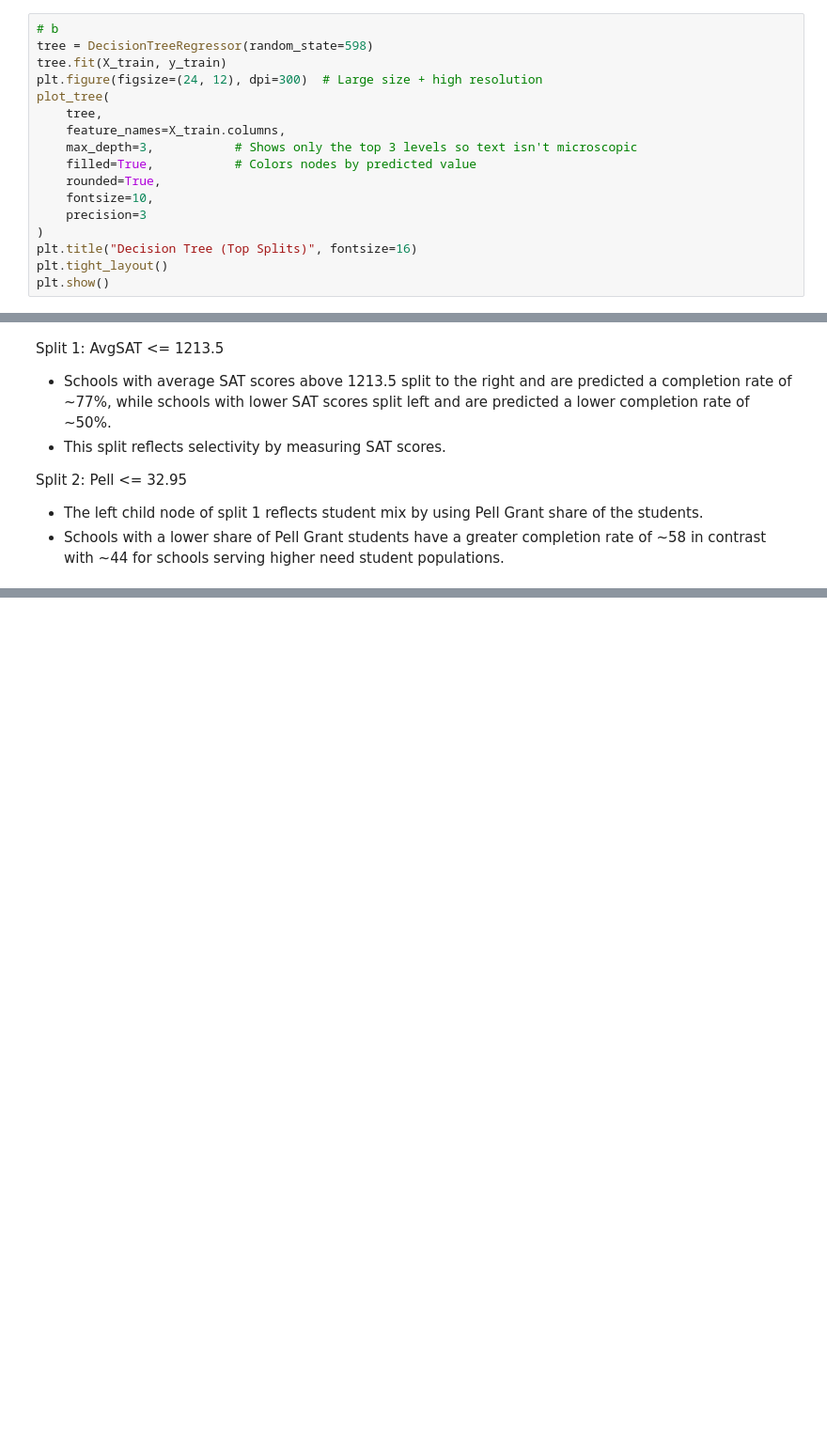
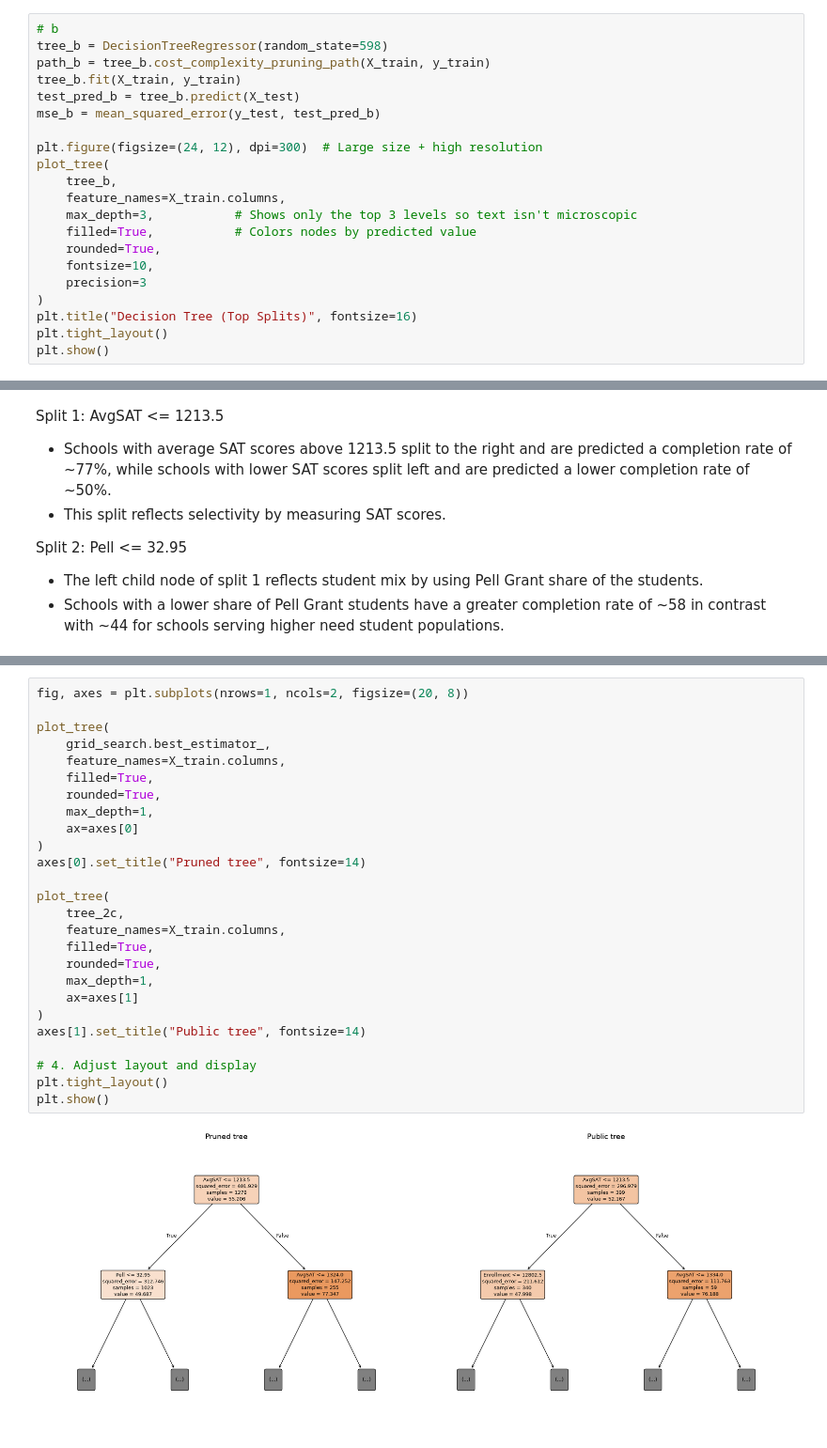
Before and after one commit to davidgraymi/CS598-PSL-MP3, a Jupyter notebook: main.ipynb, the cells around one changed output, grey strips where cells are left out. Shown at 94% size. Drawn from its saved outputs; the diff is of its cells as text; blank space fills up the shorter version.

```diff
--- a/main.ipynb
+++ b/main.ipynb
@@ -81,10 +92,14 @@ y_test = test_df['CompRate'].copy()
 # %%
 # b
-tree = DecisionTreeRegressor(random_state=598)
-tree.fit(X_train, y_train)
+tree_b = DecisionTreeRegressor(random_state=598)
+path_b = tree_b.cost_complexity_pruning_path(X_train, y_train)
+tree_b.fit(X_train, y_train)
+test_pred_b = tree_b.predict(X_test)
+mse_b = mean_squared_error(y_test, test_pred_b)
+
 plt.figure(figsize=(24, 12), dpi=300)  # Large size + high resolution
 plot_tree(
-    tree,
+    tree_b,
     feature_names=X_train.columns,
     max_depth=3,           # Shows only the top 3 levels so text isn't microscopic
     filled=True,           # Colors nodes by predicted value
@@ -109,0 +155,28 @@ Split 2: Pell <= 32.95
+# %%
+fig, axes = plt.subplots(nrows=1, ncols=2, figsize=(20, 8))
+
+plot_tree(
+    grid_search.best_estimator_,
+    feature_names=X_train.columns,
+    filled=True,
+    rounded=True,
+    max_depth=1,
+    ax=axes[0]
+)
+axes[0].set_title("Pruned tree", fontsize=14)
+
+plot_tree(
+    tree_2c,
+    feature_names=X_train.columns,
+    filled=True,
+    rounded=True,
+    max_depth=1,
+    ax=axes[1]
+)
+axes[1].set_title("Public tree", fontsize=14)
+
+# 4. Adjust layout and display
+plt.tight_layout()
+plt.show()
+# %% [output]
+[figure, added]
```
Also changed, not shown: parts of 6 cells of this notebook.
